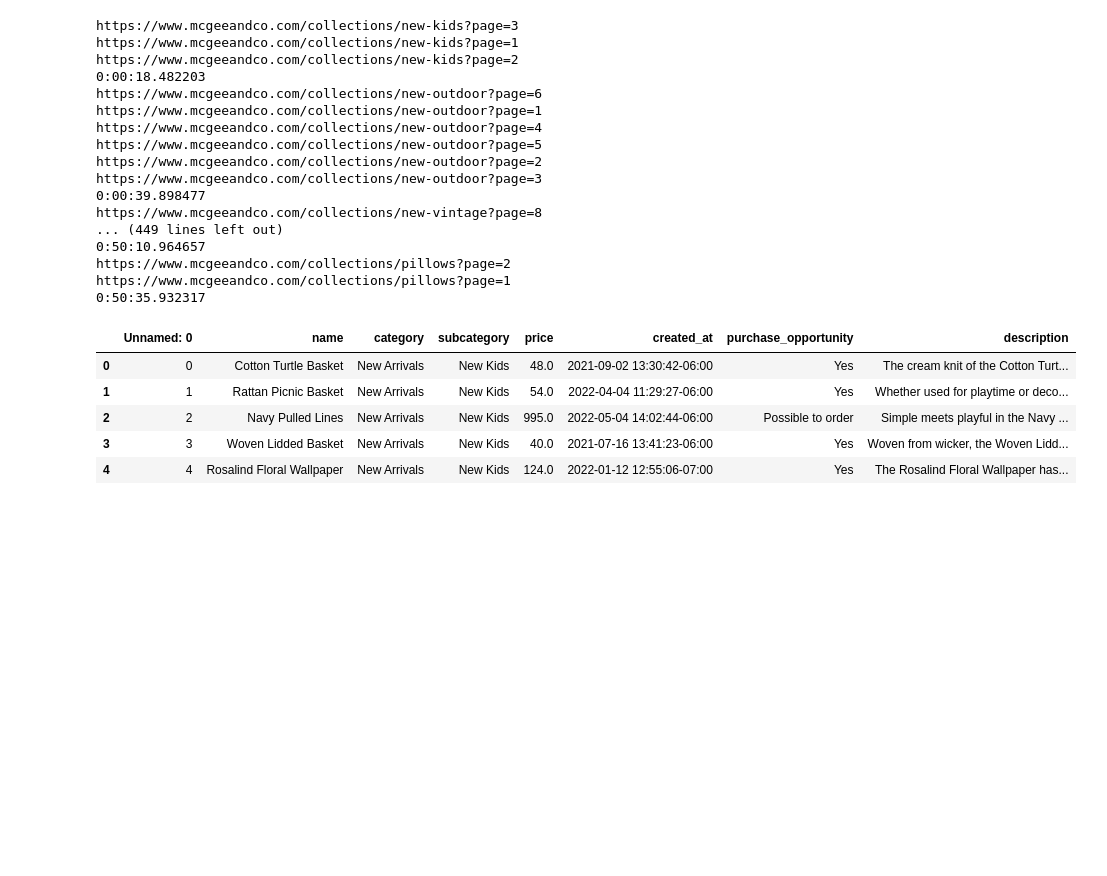
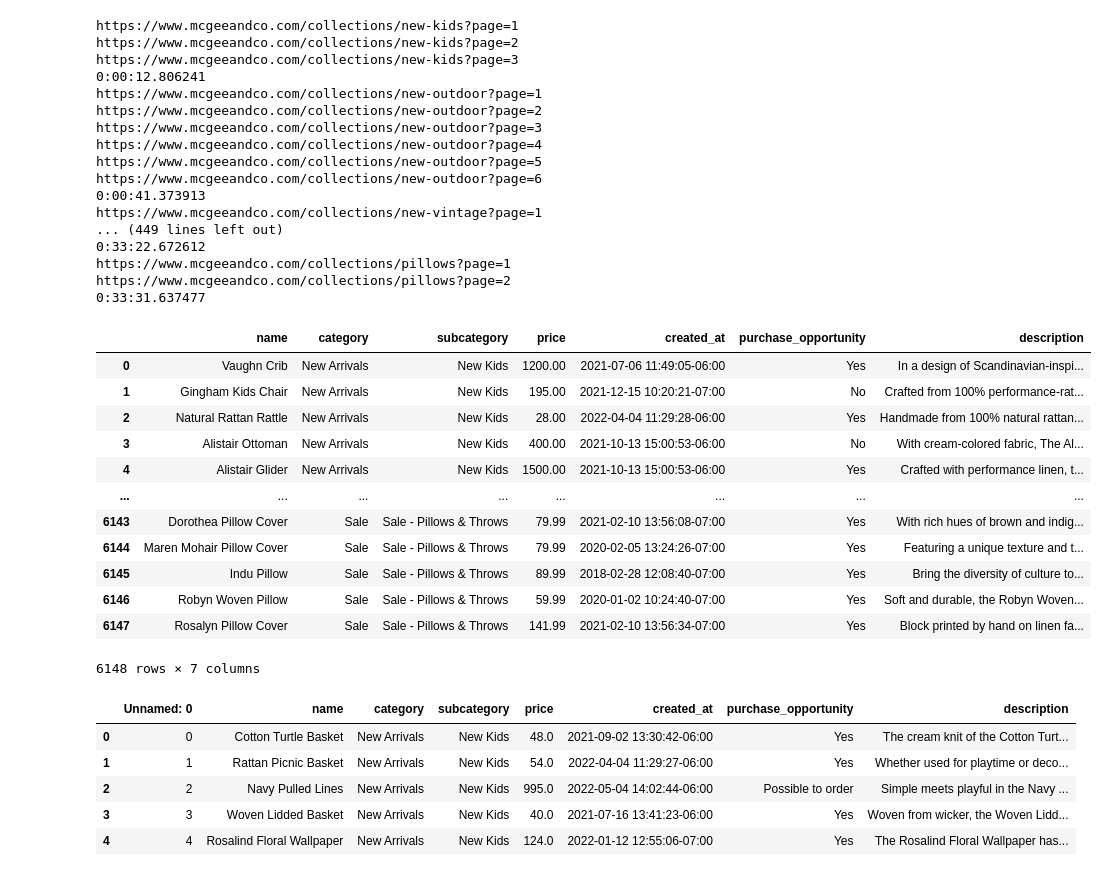
Before and after one commit to KMaryia/Scraper, a Jupyter notebook: scraper.ipynb, the cells around one changed output. Saved outputs shown, nothing was run; the diff lists cells and outputs as text; code cells hidden in the pictures; blank space fills up the shorter version.

Commit message:
Changes in parallel:through products, works faster

```diff
--- a/scraper.ipynb
+++ b/scraper.ipynb
@@ -98,35 +85,42 @@ for link in category_links:
     if navigation is None:
         last_page = 1
     else:
-        pages = [each_link["href"] for each_link in navigation.find_all("a", href=True)]
+        pages = [page_link["href"] for page_link in navigation.find_all("a", href=True)]
         page_number = []
-        for each in pages:
-            number = each[-1]
+        for page in pages:
+            number = page[-1]
             page_number.append(number)
         last_page = max(page_number)
 
-    result = (Parallel(n_jobs=-1, backend="threading")(delayed(every_page_in_category)
-                                                      (page_index, subcategories_url) for page_index in range (int(last_page))))
+    for page_index in range (int(last_page)):
+        cur_url = "{0}{1}".format(subcategories_url, page_index + 1)
+        subcategories_html_text = requests.get(cur_url).text
+        subcategories_soup = BeautifulSoup(subcategories_html_text, "lxml")
 
+        catalog = subcategories_soup.find("div", class_="container py-xxs-2 pt-sm-4 pb-sm-8")
+        product_links = [each_link["href"] for each_link in catalog.find_all("a", href=True)]
+
+        Parallel(n_jobs=-1, backend="threading")(delayed(every_page_of_product)(each_link) for each_link in product_links)
+        print(cur_url)
     end_time = datetime.now()
     difference = end_time - start_time
     print(difference)
 frame = pd.DataFrame(results)
 # %% [output]
-https://www.mcgeeandco.com/collections/new-kids?page=3
 https://www.mcgeeandco.com/collections/new-kids?page=1
 https://www.mcgeeandco.com/collections/new-kids?page=2
-0:00:18.482203
-https://www.mcgeeandco.com/collections/new-outdoor?page=6
+https://www.mcgeeandco.com/collections/new-kids?page=3
+0:00:12.806241
 https://www.mcgeeandco.com/collections/new-outdoor?page=1
+https://www.mcgeeandco.com/collections/new-outdoor?page=2
+https://www.mcgeeandco.com/collections/new-outdoor?page=3
 https://www.mcgeeandco.com/collections/new-outdoor?page=4
 https://www.mcgeeandco.com/collections/new-outdoor?page=5
-https://www.mcgeeandco.com/collections/new-outdoor?page=2
-https://www.mcgeeandco.com/collections/new-outdoor?page=3
-0:00:39.898477
-https://www.mcgeeandco.com/collections/new-vintage?page=8
+https://www.mcgeeandco.com/collections/new-outdoor?page=6
+0:00:41.373913
+https://www.mcgeeandco.com/collections/new-vintage?page=1
 ... (449 lines left out)
-0:50:10.964657
+0:33:22.672612
+https://www.mcgeeandco.com/collections/pillows?page=1
 https://www.mcgeeandco.com/collections/pillows?page=2
-https://www.mcgeeandco.com/collections/pillows?page=1
-0:50:35.932317
+0:33:31.637477
@@ -136,3 +127,21 @@ frame.to_csv(filename)
+# %%
+frame = pd.DataFrame(results)
+# %%
+frame
+# %% [output]
+|  | name | category | subcategory | price | created_at | purchase_opportunity | description |
+| 0 | Vaughn Crib | New Arrivals | New Kids | 1200.00 | 2021-07-06 11:49:05-06:00 | Yes | In a design of Scandinavian-inspi... |
+| 1 | Gingham Kids Chair | New Arrivals | New Kids | 195.00 | 2021-12-15 10:20:21-07:00 | No | Crafted from 100% performance-rat... |
+| 2 | Natural Rattan Rattle | New Arrivals | New Kids | 28.00 | 2022-04-04 11:29:28-06:00 | Yes | Handmade from 100% natural rattan... |
+| 3 | Alistair Ottoman | New Arrivals | New Kids | 400.00 | 2021-10-13 15:00:53-06:00 | No | With cream-colored fabric, The Al... |
+| 4 | Alistair Glider | New Arrivals | New Kids | 1500.00 | 2021-10-13 15:00:53-06:00 | Yes | Crafted with performance linen, t... |
+| ... | ... | ... | ... | ... | ... | ... | ... |
+| 6143 | Dorothea Pillow Cover | Sale | Sale - Pillows & Throws | 79.99 | 2021-02-10 13:56:08-07:00 | Yes | With rich hues of brown and indig... |
+| 6144 | Maren Mohair Pillow Cover | Sale | Sale - Pillows & Throws | 79.99 | 2020-02-05 13:24:26-07:00 | Yes | ﻿Featuring a unique texture and t... |
+| 6145 | Indu Pillow | Sale | Sale - Pillows & Throws | 89.99 | 2018-02-28 12:08:40-07:00 | Yes | Bring the diversity of culture to... |
+| 6146 | Robyn Woven Pillow | Sale | Sale - Pillows & Throws | 59.99 | 2020-01-02 10:24:40-07:00 | Yes | Soft and durable, the Robyn Woven... |
+| 6147 | Rosalyn Pillow Cover | Sale | Sale - Pillows & Throws | 141.99 | 2021-02-10 13:56:34-07:00 | Yes | Block printed by hand on linen fa... |
+6148 rows × 7 columns
 # %%
 dataset = pd.read_csv("C:/Users/Dell/Downloads/python/Владу/final_right_scraper.csv", encoding = "utf-8", sep = ",")
 dataset.head()
```
Also changed, not shown: parts of 5 cells of this notebook.
